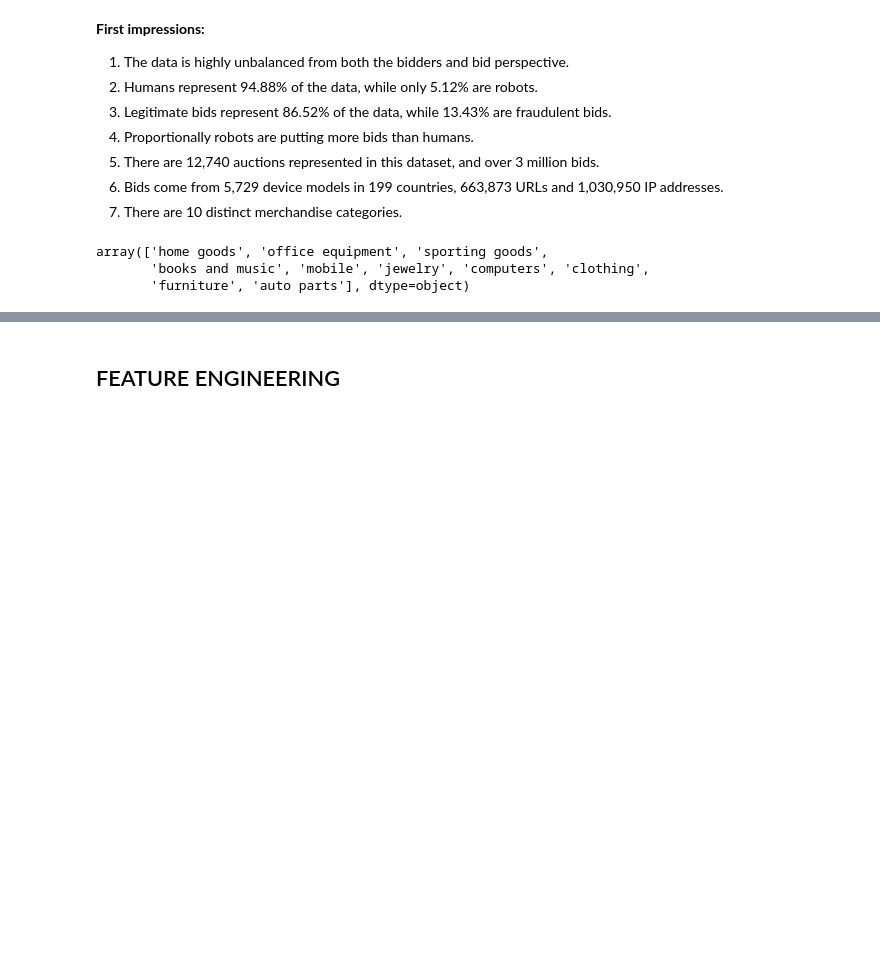
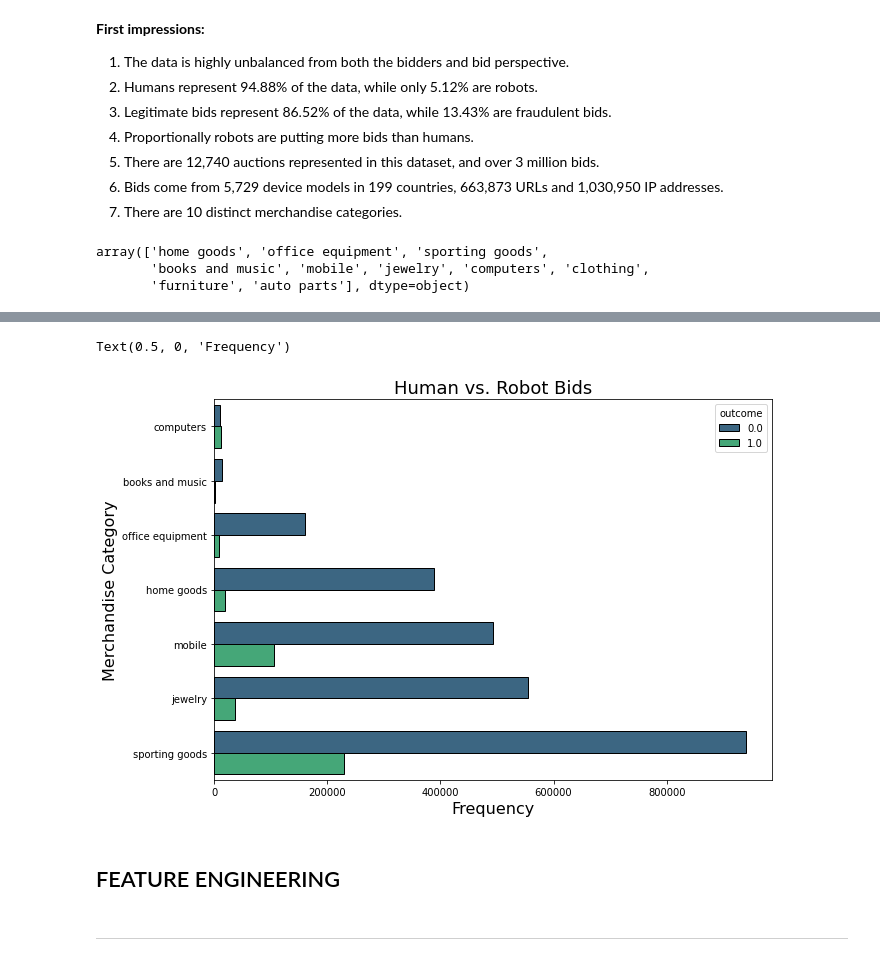
Before and after one commit to gabriellewald/auction-fraud-detection, a Jupyter notebook: notebooks/2_exploratory_data_analysis.ipynb, the cells around one changed output, grey strips where cells are left out. Drawn from its saved outputs; the diff is of its cells as text; code cells hidden in the pictures; blank space fills up the shorter version.

```diff
--- a/notebooks/2_exploratory_data_analysis.ipynb
+++ b/notebooks/2_exploratory_data_analysis.ipynb
@@ -213,2 +219,15 @@ merch_df
+# %%
+order = [ 'computers', 'books and music', 'office equipment', 'home goods', 'mobile', 'jewelry', 'sporting goods']
+
+
+f, ax = plt.subplots(figsize=(10, 7))
+ax = sns.countplot(y="merchandise", hue="outcome", order=order,
+                   data=auction_df, palette="viridis", edgecolor="k")
+ax.set_title("Human vs. Robot Bids", fontsize=18)
+ax.set_ylabel("Merchandise Category", fontsize=16)
+ax.set_xlabel("Frequency", fontsize=16)
+# %% [output]
+Text(0.5, 0, 'Frequency')
+[figure, added]
 # %% [markdown]
 ## FEATURE ENGINEERING
@@ -214,0 +236,2 @@ merch_df
+# %% [markdown]
+------
```
Also changed, not shown: parts of 13 cells of this notebook.
